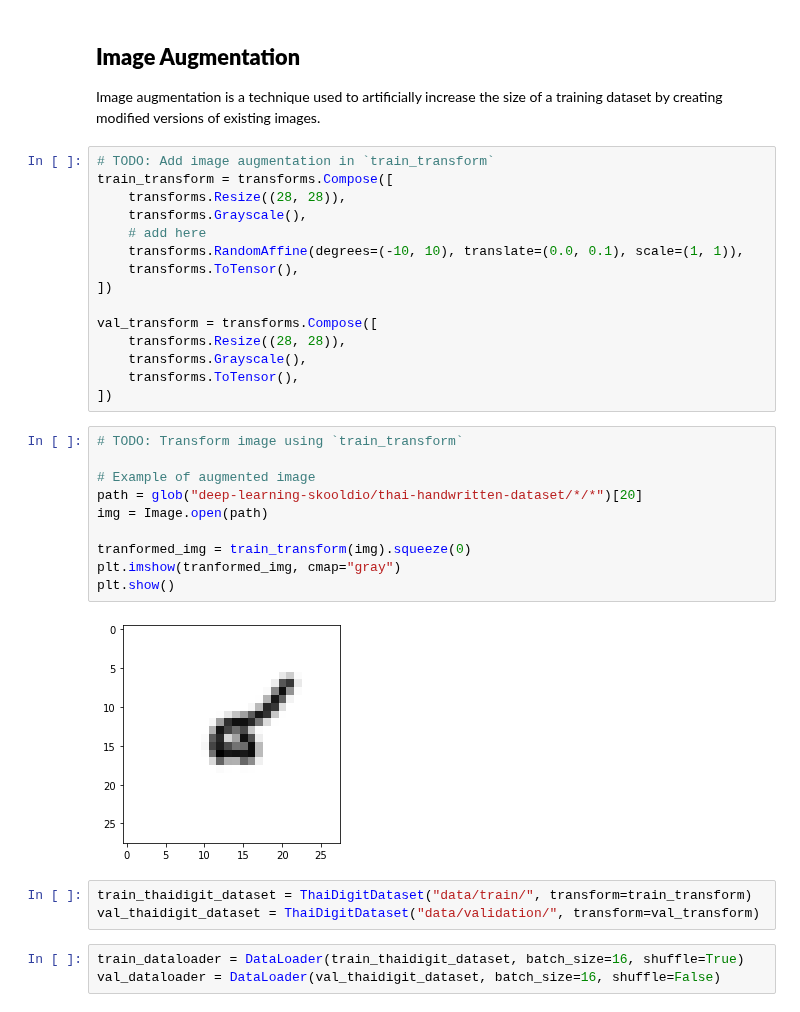
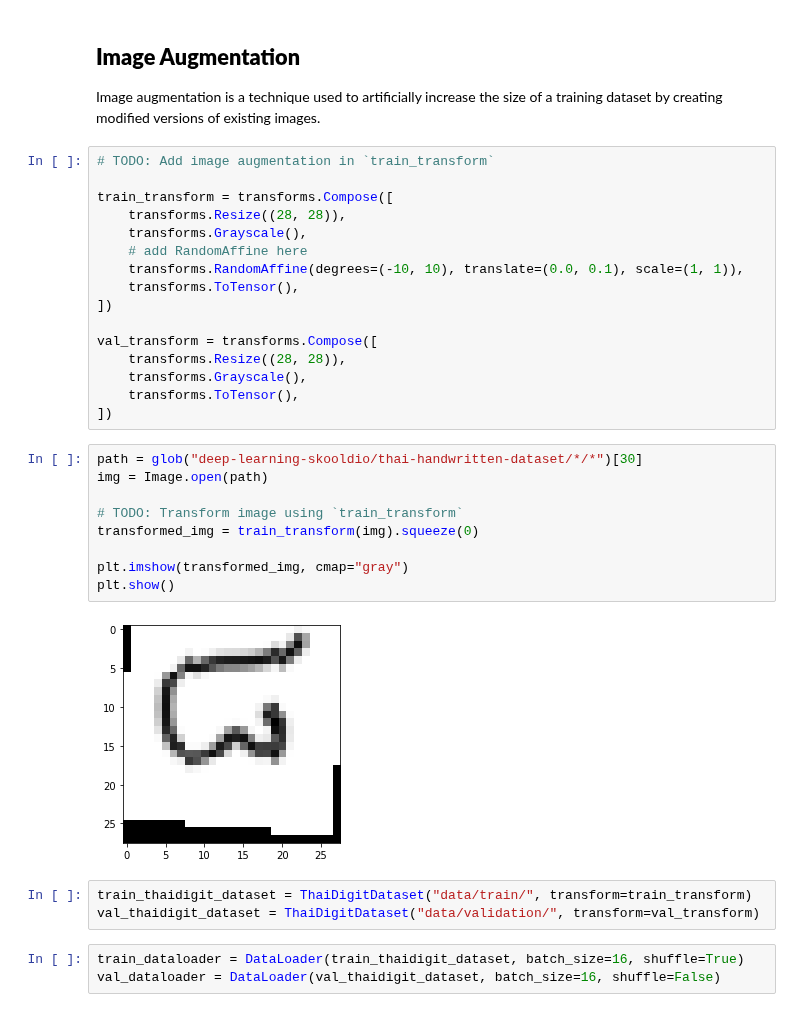
Before and after one commit to biodatlab/deep-learning-skooldio, a Jupyter notebook: 03_handwritten_recognition_explore.ipynb, the cells around one changed output. Saved outputs shown, nothing was run; the diff lists cells and outputs as text.

```diff
--- a/03_handwritten_recognition_explore.ipynb
+++ b/03_handwritten_recognition_explore.ipynb
@@ -408,10 +400,11 @@ Now the gap between the training accuracy and validation accuracy is smaller tha
 Image augmentation is a technique used to artificially increase the size of a training dataset by creating modified versions of existing images.
 # %%
 # TODO: Add image augmentation in `train_transform`
+
 train_transform = transforms.Compose([
     transforms.Resize((28, 28)),
     transforms.Grayscale(),
-    # add here
+    # add RandomAffine here
     transforms.RandomAffine(degrees=(-10, 10), translate=(0.0, 0.1), scale=(1, 1)),
     transforms.ToTensor(),
 ])
@@ -421,24 +414,23 @@ val_transform = transforms.Compose([
     transforms.Grayscale(),
     transforms.ToTensor(),
 ])
-# %%
-# TODO: Transform image using `train_transform`
-
-# Example of augmented image
-path = glob("deep-learning-skooldio/thai-handwritten-dataset/*/*")[20]
-img = Image.open(path)
-
-tranformed_img = train_transform(img).squeeze(0)
-plt.imshow(tranformed_img, cmap="gray")
-plt.show()
-# %% [output]
-[figure, removed]
-# %%
-train_thaidigit_dataset = ThaiDigitDataset("data/train/", transform=train_transform)
-val_thaidigit_dataset = ThaiDigitDataset("data/validation/", transform=val_transform)
-# %%
-train_dataloader = DataLoader(train_thaidigit_dataset, batch_size=16, shuffle=True)
-val_dataloader = DataLoader(val_thaidigit_dataset, batch_size=16, shuffle=False)
+# %%
+path = glob("deep-learning-skooldio/thai-handwritten-dataset/*/*")[30]
+img = Image.open(path)
+
+# TODO: Transform image using `train_transform`
+transformed_img = train_transform(img).squeeze(0)
+
+plt.imshow(transformed_img, cmap="gray")
+plt.show()
+# %% [output]
+[figure, added]
+# %%
+train_thaidigit_dataset = ThaiDigitDataset("data/train/", transform=train_transform)
+val_thaidigit_dataset = ThaiDigitDataset("data/validation/", transform=val_transform)
+# %%
+train_dataloader = DataLoader(train_thaidigit_dataset, batch_size=16, shuffle=True)
+val_dataloader = DataLoader(val_thaidigit_dataset, batch_size=16, shuffle=False)
 # %%
 # Let's train the model with augmented data
 n_epochs = 150
```
Also changed, not shown: parts of 30 cells of this notebook, 6 other files.
